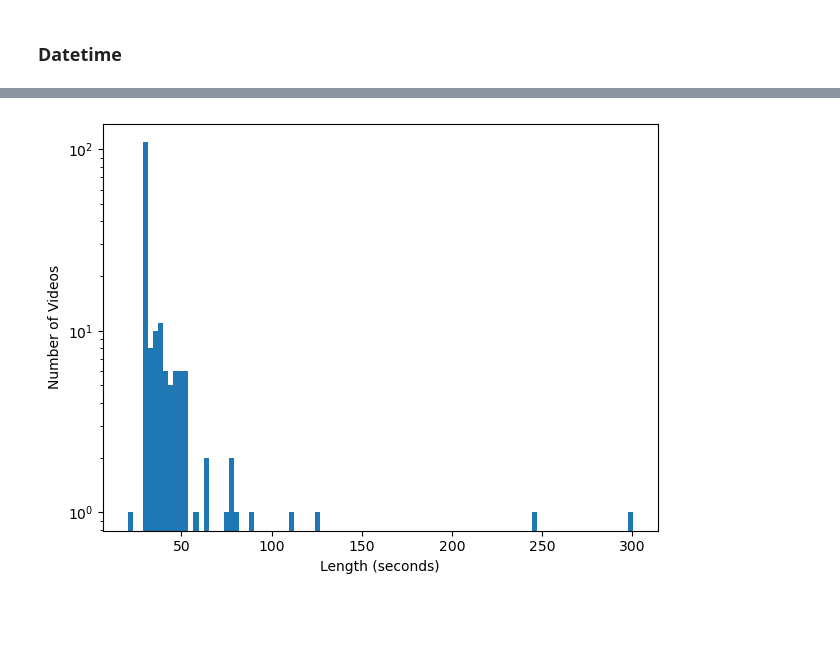
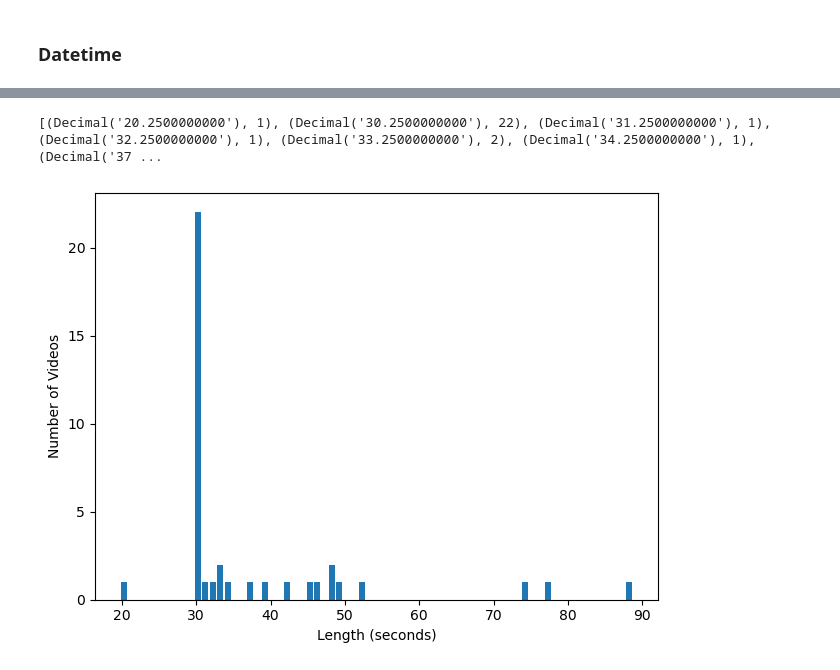
Before and after one commit to liamvdv/gorillatracker, a Jupyter notebook: database_stats.ipynb, the cells around one changed output, grey strips where cells are left out. Saved outputs shown, nothing was run; the diff lists cells and outputs as text; code cells hidden in the pictures; blank space fills up the shorter version.

```diff
--- a/database_stats.ipynb
+++ b/database_stats.ipynb
@@ -1,6 +1,6 @@
 # %%
 from sqlalchemy import create_engine, select, func, desc, text, label
-from gorillatracker.ssl_pipeline.models import TrackingFrameFeature, Tracking, Video
+from gorillatracker.ssl_pipeline.models import TrackingFrameFeature, Tracking, Video, Camera
 from sqlalchemy.orm import sessionmaker
 
 from tabulate import tabulate
@@ -15,18 +15,13 @@ import numpy as np
 engine = create_engine("sqlite:///test.db")
 session_cls = sessionmaker(bind=engine)
 
-with session_cls() as session:
-    result = session.execute(select(Tracking).order_by(Tracking.video_id))
-    all = result.fetchall()
-    print(tabulate(all, headers=result.keys(), tablefmt="psql"))
-
 stmt = (
     select(Video.camera_id, func.sum(Video.frames).label("count"))
     .group_by(Video.camera_id)
-    .order_by(desc("count"))
     )
 
 with session_cls() as session:
     result = session.execute(stmt)
-    print(tabulate(result.fetchall(), headers=result.keys(), tablefmt="psql"))
+    sorted_all = sorted(result.fetchall(), key=lambda x: x[1], reverse=True)
+    print(tabulate(sorted_all, headers=result.keys(), tablefmt="psql"))
 # %% [output]
@@ -75,15 +70,14 @@ with session_cls() as session:
 stmt = (
     select(Tracking.video_id, func.sum(Tracking.tracking_id).label("count"))
     .group_by(Tracking.video_id)
-    .order_by(Tracking.video_id)
     )
 
 with session_cls() as session:
     result = session.execute(stmt)
-    all = result.fetchall()
-    print(tabulate(all, headers=result.keys(), tablefmt="psql"))
+    sorted_all = sorted(result.fetchall(), key=lambda x: x[1], reverse=True)
+    print(tabulate(sorted_all, headers=result.keys(), tablefmt="psql"))
 
-list1, list2 = zip(*all)
+list1, list2 = zip(*sorted_all)
 plt.bar(list1, list2)
 plt.yscale("log")
 plt.xlabel("Video")
@@ -113,6 +107,6 @@ plt.show()
 # %%
 with session_cls() as session:
-    result = session.execute(select(Tracking).order_by(Tracking.video_id))
-    all = result.fetchall()
+    result = session.execute(select(Tracking))
+    all = sorted(result.fetchall(), key=lambda x: x[0].video_id)
     print(tabulate(all, headers=result.keys(), tablefmt="psql"))
 # %% [output]
@@ -138,19 +132,17 @@ stmt = (
     select(Video.camera_id, func.avg(Tracking.tracking_id).label("count"))
     .join(Tracking, Video.video_id == Tracking.video_id)
     .group_by(Video.camera_id)
-    .order_by(Video.camera_id)
     )
 
 with session_cls() as session:
     result = session.execute(stmt)
-    all = result.fetchall()[:1000]
+    all = sorted(result.fetchall(), key=lambda x: x[0])
     print(tabulate(all, headers=result.keys(), tablefmt="psql"))
 
 list1, list2 = zip(*all)
 plt.bar(list1, list2)
 plt.xlabel("Camera")
 plt.ylabel("Avg. number of ID's")
-plt.xticks(rotation=45)
 plt.tight_layout()
 plt.show()
 # %% [output]
@@ -212,18 +204,20 @@ plt.show()
 # %%
 stmt = (
-    select((Video.frames / Video.fps).label("duration"))
+    select((Video.frames / Video.fps).label("duration"), func.count(Video.video_id).label("count"))
+    .group_by("duration")
     )
 
 with session_cls() as session:
     result = session.execute(stmt)
-    all = result.scalars().all()
+    all = result.fetchall()
+    print(all)
 
-fig, ax = plt.subplots()
-ax.hist(all, bins=100)
-plt.yscale("log")
+list1, list2 = zip(*all)
+plt.bar(list1, list2)
 plt.xlabel("Length (seconds)")
 plt.ylabel("Number of Videos")
 plt.tight_layout()
 plt.show()
 # %% [output]
+[(Decimal('20.2500000000'), 1), (Decimal('30.2500000000'), 22), (Decimal('31.2500000000'), 1), (Decimal('32.2500000000'), 1), (Decimal('33.2500000000'), 2), (Decimal('34.2500000000'), 1), (Decimal('37 ...
-[figure, old version]
+[figure, new version]
```
Also changed, not shown: parts of 6 cells of this notebook.
